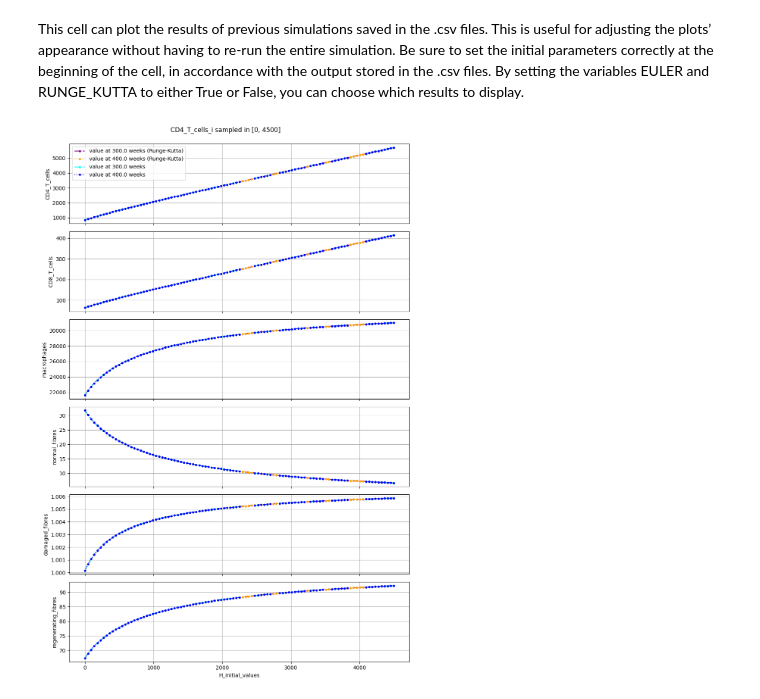
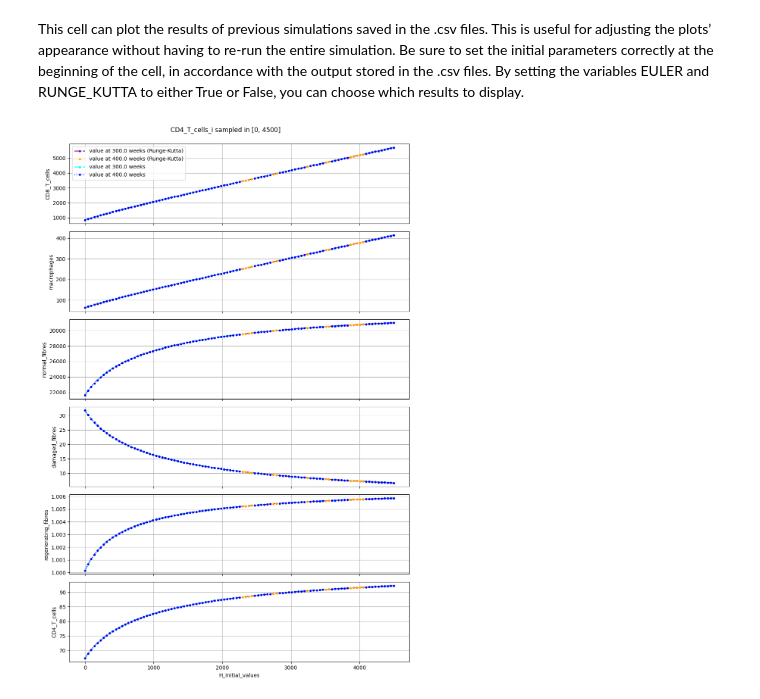
Before and after one commit to Nigritella/thesis_DMD, a Jupyter notebook: fixed_point_trend/fixed_point_trend.ipynb, the cells around one changed output. Drawn from its saved outputs; the diff is of its cells as text; code cells hidden in the pictures.

```diff
--- a/fixed_point_trend/fixed_point_trend.ipynb
+++ b/fixed_point_trend/fixed_point_trend.ipynb
@@ -593,46 +593,48 @@ for i in range(n_vars):
         #axes[i].scatter(samples, checkpoint_2[i], label=f'value at {t_e} weeks', color='blue', marker='.')
         #axes[i].scatter(i_c_stored[var_map[var]], paper_model[0][i], color='blue', label=f'value at {t_e} weeks with {var}_i = {i_c_stored[var_map[var]]}', marker='x')
 
-    axes[i].set_ylabel(labels[i])
+    axes[i].set_ylabel(labels[(i+1)%n_vars])
     axes[i].grid(True)
 
 axes[-1].set_xlabel(f'{var}_initial_values')
-axes[0].legend()
+axes[0].legend(loc='best')
 
 fig.suptitle(f'{labels[var_map[var]]}_i sampled in [{bounds[var_map[var]][0]}, {bounds[var_map[var]][1]}]')
 
 plt.tight_layout()
 plt.subplots_adjust(top=0.95)
 
 if EULER and not RUNGE_KUTTA:
     filename = (
         f'{num_samples[var_map[var]]}_samples'
         f'_euler.png'
     )
 
-    filepath = directory + filename
+    filepath = directory_path + filename
 
 elif EULER and RUNGE_KUTTA:
-    filename = (
-        f'{num_samples[var_map[var]]}_samples'
-        f'_euler&RK'
-        f'_rtol_{relative_tol}'
-        f'_atol_{absolute_tol}.png'
-    )
+    #filename = (
+     #   f'{num_samples[var_map[var]]}_samples'
+      #  f'_euler&RK'
+       # f'_rtol_{relative_tol}'
+        #f'_atol_{absolute_tol}.png'
+    #)
 
-    filepath = directory + filename
+    filename = 'dove_sei.png'
+
+    filepath = directory_path + filename
 
 elif not EULER and RUNGE_KUTTA:
     filename = (
         f'{num_samples[var_map[var]]}_samples'
         f'_RK'
         f'_rtol_{relative_tol}'
         f'_atol_{absolute_tol}.png'
     )
 
-    filepath = directory + filename
+    filepath = directory_path + filename
 
 #plt.savefig(filepath)
 plt.show()
 # %% [output]
-[figure, old version]
+[figure, new version]
```
Also changed, not shown: parts of 1 cell of this notebook, 40 other files.
